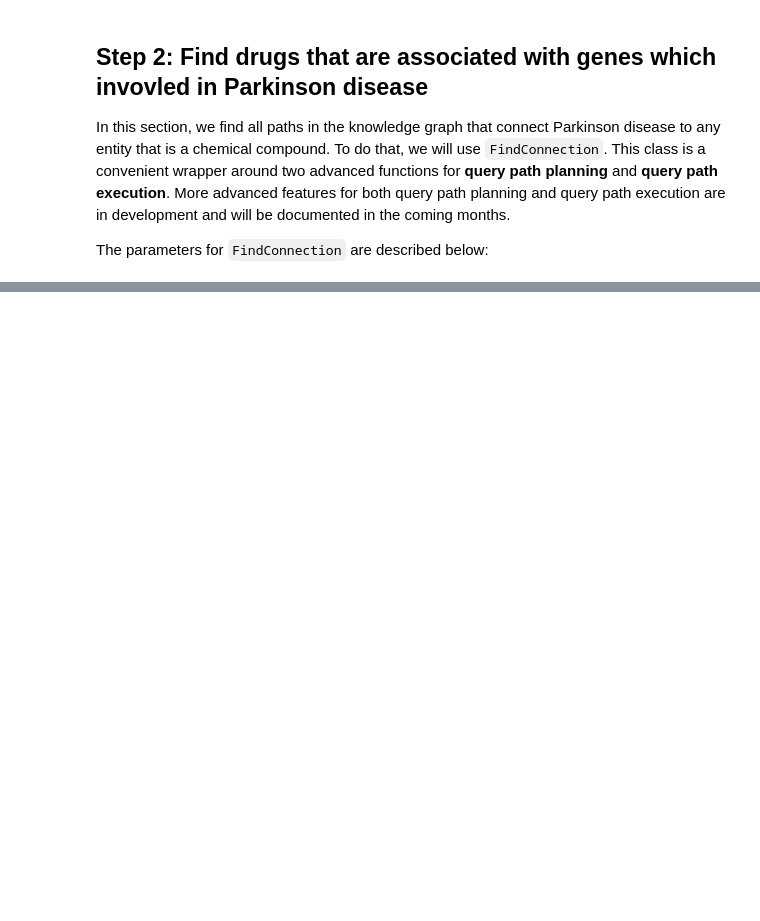
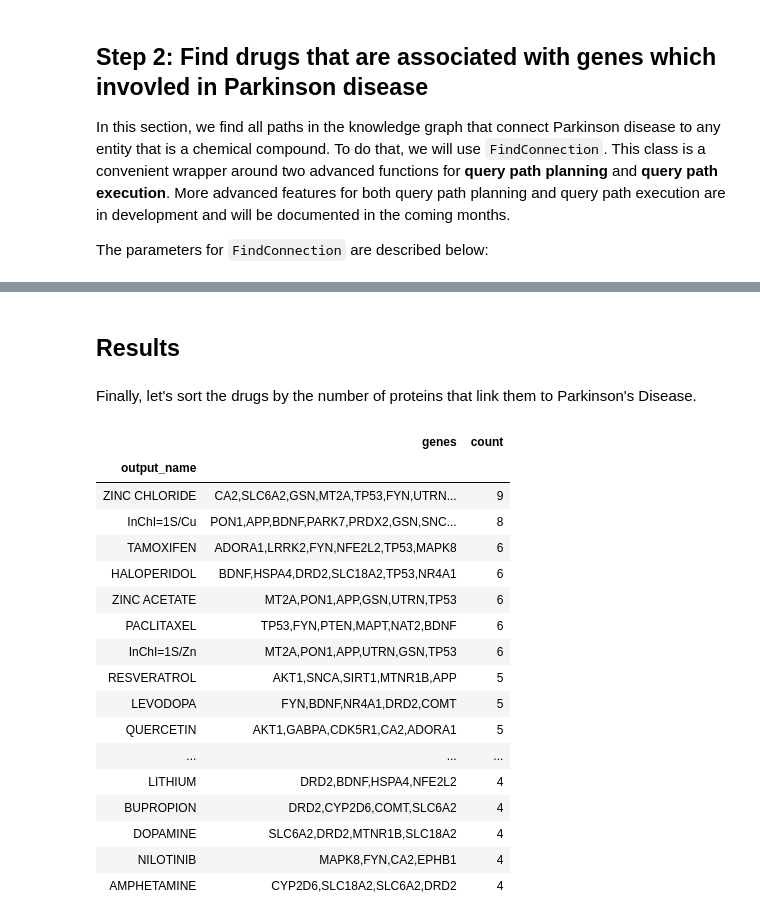
Before and after one commit to biothings/biothings_explorer_archived, a Jupyter notebook: jupyter notebooks/TIDBIT 02 Finding New Uses for Existing Drugs to Treat Parkinson’s Disease.ipynb, the cells around one changed output, grey strips where cells are left out. Drawn from its saved outputs; the diff is of its cells as text; code cells hidden in the pictures; blank space fills up the shorter version.

```diff
--- a/jupyter notebooks/TIDBIT 02 Finding New Uses for Existing Drugs to Treat Parkinson’s Disease.ipynb
+++ b/jupyter notebooks/TIDBIT 02 Finding New Uses for Existing Drugs to Treat Parkinson’s Disease.ipynb
@@ -94,0 +88,3 @@ array(['umls:C0243192', 'umls:C0207636', 'umls:C0008260', 'umls:C0043047',
+# %%
+dfFiltUnique = dfFilt[["input","node1_name","output_name"]].drop_duplicates()
+dfFiltUnique
@@ -94,0 +105,31 @@ array(['umls:C0243192', 'umls:C0207636', 'umls:C0008260', 'umls:C0043047',
+# %% [markdown]
+## Results
+# %% [markdown]
+Finally, let's sort the drugs by the number of proteins that link them to Parkinson's Disease.
+# %%
+import pandas as pd
+
+genes = dfFiltUnique.groupby(['output_name'])['node1_name'].apply(','.join)
+count = dfFiltUnique.groupby(['output_name'])['node1_name'].count()
+result = pd.DataFrame({ 'genes': genes, 'count': count } )
+
+result.sort_values("count", ascending=False).head(30)
+# %% [output]
+|  | genes | count |
+| output_name |  |  |
+| ZINC CHLORIDE | CA2,SLC6A2,GSN,MT2A,TP53,FYN,UTRN... | 9 |
+| InChI=1S/Cu | PON1,APP,BDNF,PARK7,PRDX2,GSN,SNC... | 8 |
+| TAMOXIFEN | ADORA1,LRRK2,FYN,NFE2L2,TP53,MAPK8 | 6 |
+| HALOPERIDOL | BDNF,HSPA4,DRD2,SLC18A2,TP53,NR4A1 | 6 |
+| ZINC ACETATE | MT2A,PON1,APP,GSN,UTRN,TP53 | 6 |
+| PACLITAXEL | TP53,FYN,PTEN,MAPT,NAT2,BDNF | 6 |
+| InChI=1S/Zn | MT2A,PON1,APP,UTRN,GSN,TP53 | 6 |
+| RESVERATROL | AKT1,SNCA,SIRT1,MTNR1B,APP | 5 |
+| LEVODOPA | FYN,BDNF,NR4A1,DRD2,COMT | 5 |
+| QUERCETIN | AKT1,GABPA,CDK5R1,CA2,ADORA1 | 5 |
+| ... | ... | ... |
+| LITHIUM | DRD2,BDNF,HSPA4,NFE2L2 | 4 |
+| BUPROPION | DRD2,CYP2D6,COMT,SLC6A2 | 4 |
+| DOPAMINE | SLC6A2,DRD2,MTNR1B,SLC18A2 | 4 |
+| NILOTINIB | MAPK8,FYN,CA2,EPHB1 | 4 |
+| AMPHETAMINE | CYP2D6,SLC18A2,SLC6A2,DRD2 | 4 |
```
Also changed, not shown: parts of 17 cells of this notebook, 1 other file.
